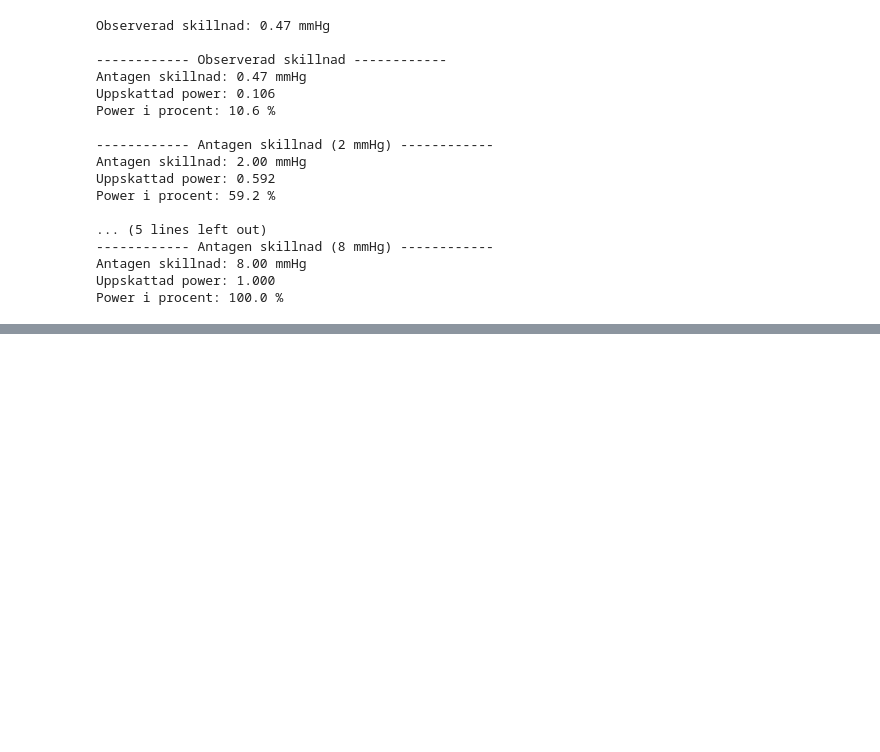
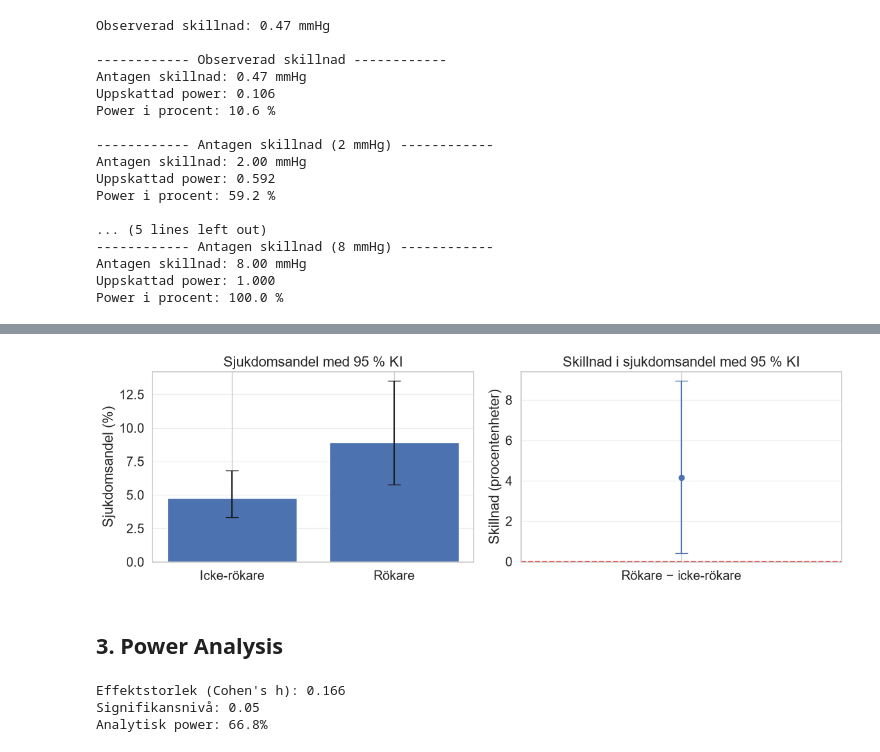
Before and after one commit to SelviKumarasamy/Health_Study, a Jupyter notebook: health_study_analysis.ipynb, the cells around one changed output, grey strips where cells are left out. Saved outputs shown, nothing was run; the diff lists cells and outputs as text; code cells hidden in the pictures; blank space fills up the shorter version.

Commit message:
Analysis Diseases proportion between smoker and non-smoker

```diff
--- a/health_study_analysis.ipynb
+++ b/health_study_analysis.ipynb
@@ -1005,0 +1254,76 @@ plt.show()
+# %%
+fig, axes = plt.subplots(1, 2, figsize=(12, 4))
+
+# Diagram 1: Sjukdomsandel per grupp
+
+proportions = np.array([p_A, p_B]) * 100
+errors = [
+    [(p_A - ci_A[0])*100, (p_B - ci_B[0])*100],
+    [(ci_A[1] - p_A)*100, (ci_B[1] - p_B)*100]
+]
+
+axes[0].bar(
+    ["Icke-rökare", "Rökare"],
+    proportions,
+    yerr=errors,
+    capsize=7
+)
+
+axes[0].set_ylabel("Sjukdomsandel (%)")
+axes[0].set_title("Sjukdomsandel med 95 % KI")
+axes[0].grid(axis="y", alpha=0.3)
+
+# Diagram 2: Skillnad mellan grupper
+axes[1].errorbar(
+    [0],
+    [diff * 100],
+    yerr=[
+        [(diff - diff_ci_low) * 100],
+        [(diff_ci_high - diff) * 100]
+    ],
+    fmt="o",
+    capsize=7
+)
+
+axes[1].axhline(0, color="red", linestyle="--")
+axes[1].set_xticks([0])
+axes[1].set_xticklabels(["Rökare − icke-rökare"])
+axes[1].set_ylabel("Skillnad (procentenheter)")
+axes[1].set_title("Skillnad i sjukdomsandel med 95 % KI")
+axes[1].grid(axis="y", alpha=0.3)
+
+plt.tight_layout()
+plt.show()
+# %% [output]
+[figure, added]
+# %% [markdown]
+## 3. Power Analysis
+# %%
+
+# Effektstorlek för två proportioner
+effect_size = proportion_effectsize(p_B, p_A)
+
+# Skapa power-modell
+power_model = NormalIndPower()
+
+# Beräkna power med befintliga gruppstorlekar
+power = power_model.power(
+    effect_size=effect_size,
+    nobs1=n_B,
+    alpha=0.05,
+    ratio=n_A / n_B,
+    alternative="larger"
+)
+
+power_summary = f"""
+
+Effektstorlek (Cohen's h): {effect_size:.3f}
+Signifikansnivå: {alpha}
+Analytisk power: {pct(power)}
+"""
+
+print(power_summary)
+# %% [output]
+Effektstorlek (Cohen's h): 0.166
+Signifikansnivå: 0.05
+Analytisk power: 66.8%
```
Also changed, not shown: parts of 34 cells of this notebook.
